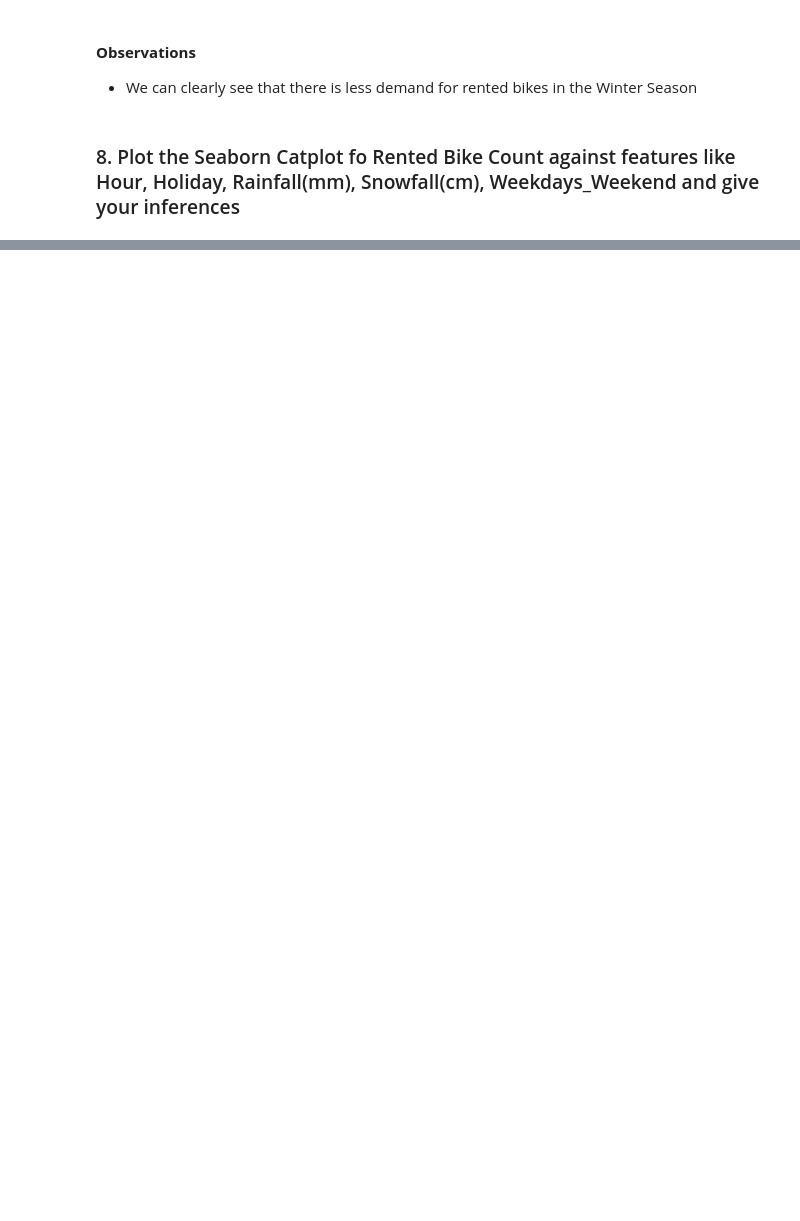
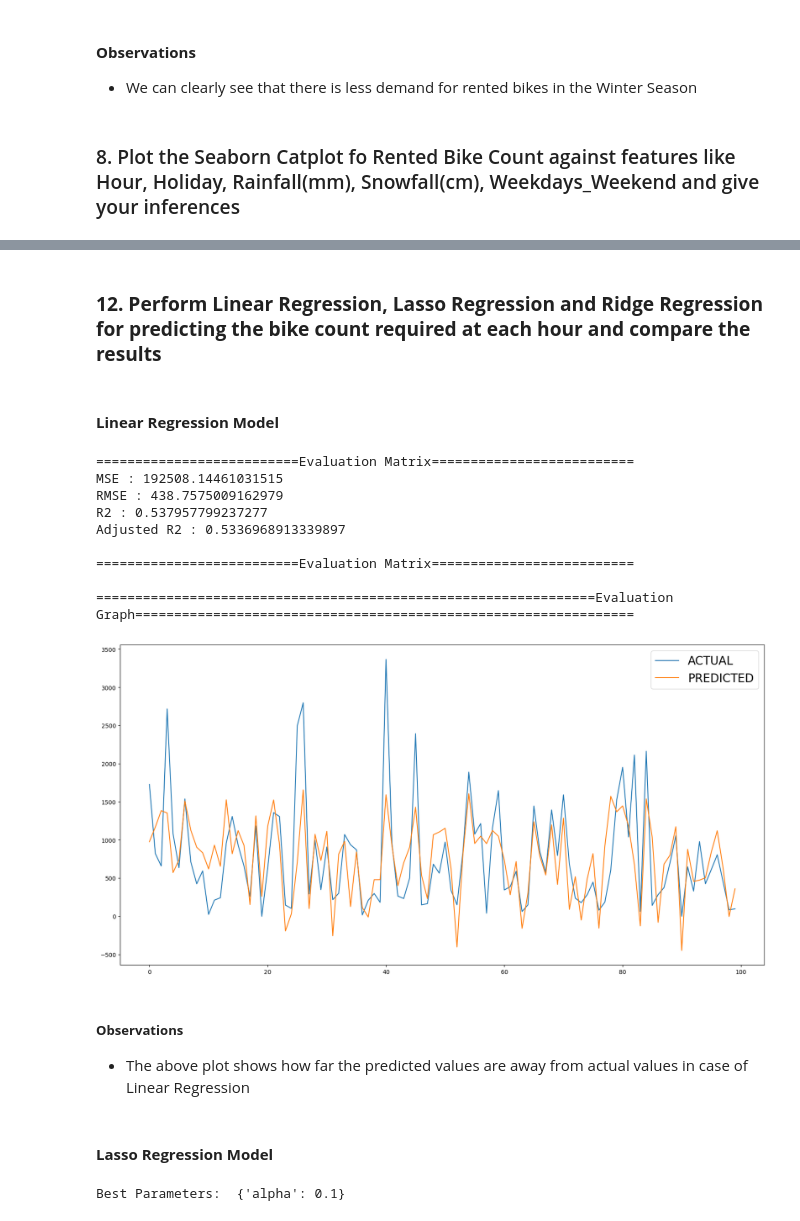
Before and after one commit to toddwalters/pgaiml-python-coding-examples, a Jupyter notebook: machine-learning/projects/section-05_capstone_project/session5-ML-Capstone-Notebook.ipynb, the cells around one changed output, grey strips where cells are left out. Saved outputs shown, nothing was run; the diff lists cells and outputs as text; code cells hidden in the pictures; blank space fills up the shorter version.

```diff
--- a/machine-learning/projects/section-05_capstone_project/session5-ML-Capstone-Notebook.ipynb
+++ b/machine-learning/projects/section-05_capstone_project/session5-ML-Capstone-Notebook.ipynb
@@ -391,0 +480,5 @@ _From Hour vs Rented Bikes_
+# %%
+
+# Splitting
+
+X_train, X_test, y_train, y_test = train_test_split(X, y, test_size=0.2, random_state=42)
@@ -391,0 +487,16 @@ _From Hour vs Rented Bikes_
+# %%
+# Scaling the data
+
+from sklearn.preprocessing import StandardScaler
+std = StandardScaler()
+X_train = std.fit_transform(X_train)
+X_test = std.transform(X_test)
+# %% [markdown]
+### **12. Perform Linear Regression, Lasso Regression and Ridge Regression for predicting the bike count required at each hour and compare the results**
+# %%
+# Creating a list of matrix to store the evaluation matrix of all models
+
+mse_list = []
+rmse_list = []
+r2_list = []
+adj_r2_list = []
@@ -391,0 +561,40 @@ _From Hour vs Rented Bikes_
+# %% [markdown]
+#### **Linear Regression Model**
+# %%
+# Linear Regression Model
+
+from sklearn.linear_model import LinearRegression
+linear_model = LinearRegression()
+# %%
+# Training the model
+
+run_model(linear_model, X_train, y_train, X_test, y_test)
+# %% [output]
+==========================Evaluation Matrix==========================
+MSE : 192508.14461031515
+RMSE : 438.7575009162979
+R2 : 0.537957799237277
+Adjusted R2 : 0.5336968913339897
+
+==========================Evaluation Matrix==========================
+
+================================================================Evaluation Graph================================================================
+[figure, added]
+# %% [markdown]
+##### **Observations**
+- The above plot shows how far the predicted values are away from actual values in case of Linear Regression
+# %% [markdown]
+#### **Lasso Regression Model**
+# %%
+from sklearn.linear_model import Lasso
+from sklearn.model_selection import GridSearchCV
+
+# Finding the best parameters for Lasso by GridSearchCV
+lasso_model = Lasso()
+
+parameters = {'alpha': [1e-15, 1e-13, 1e-10, 1e-8, 1e-5, 1e-4, 1e-3, 1e-2, 1e-1, 1, 5, 10, 20, 30, 40, 45, 50, 55, 60, 100, 0.0014]}
+lasso_grid = GridSearchCV(lasso_model, parameters, scoring='neg_mean_squared_error', cv=5)
+lasso_grid.fit(X_train, y_train)
+print("Best Parameters: ", lasso_grid.best_params_)
+# %% [output]
+Best Parameters:  {'alpha': 0.1}
```
Also changed, not shown: parts of 18 cells of this notebook.
